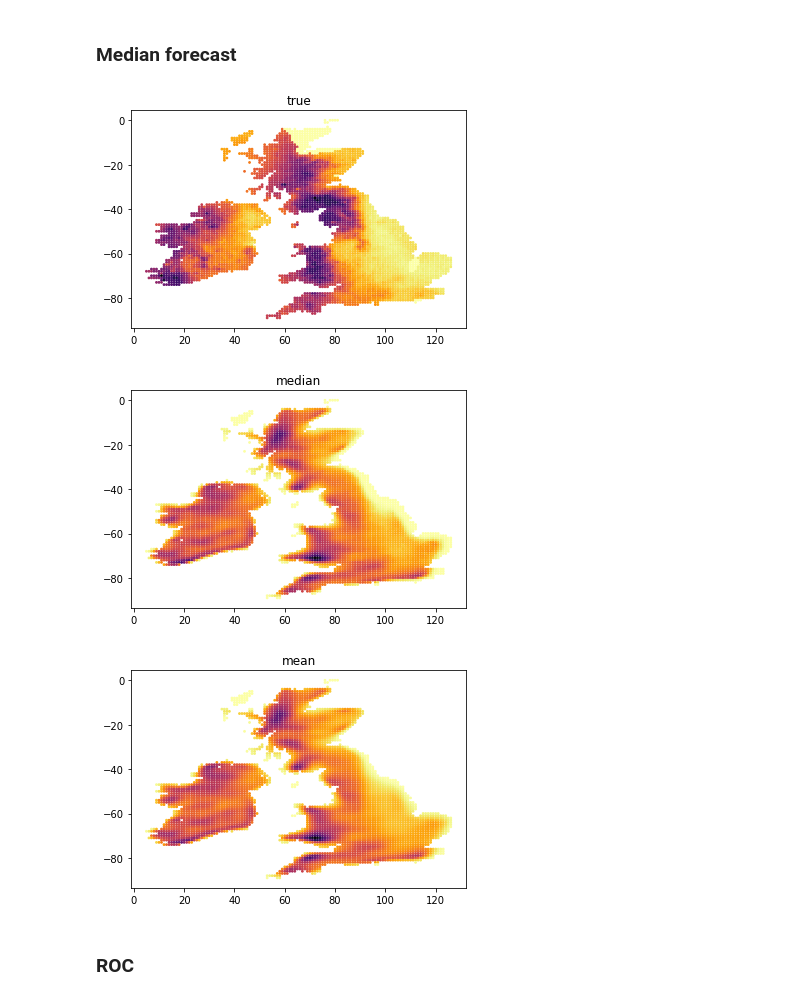
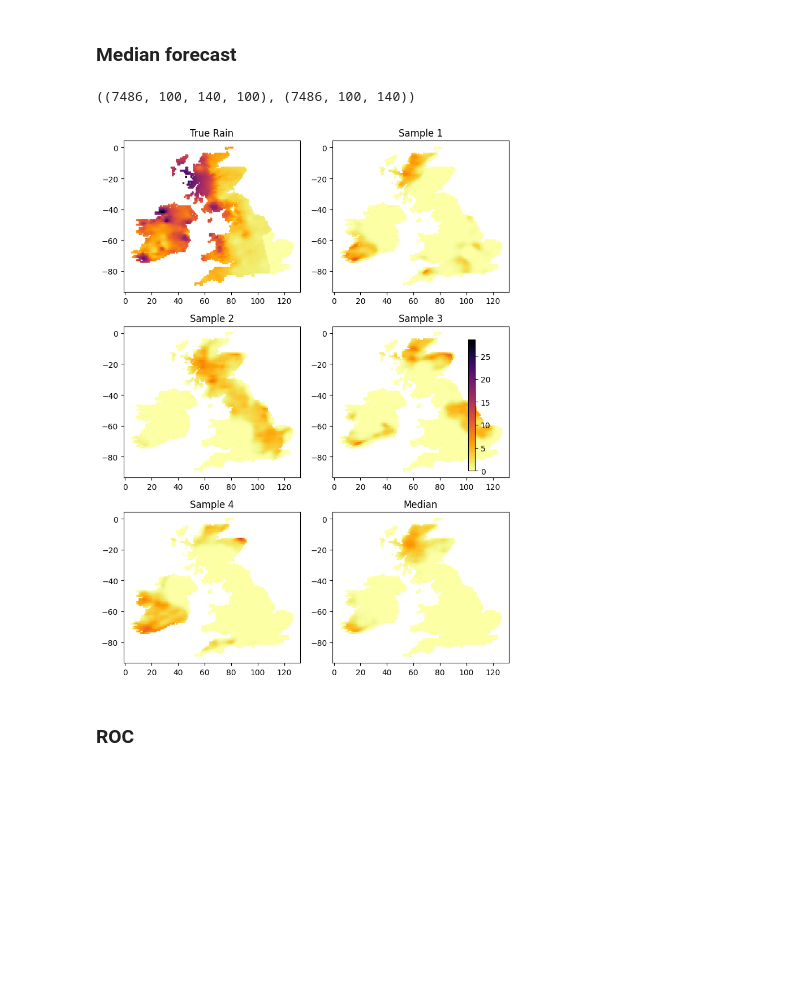
Before and after one commit to Huk-David/SpaDep_VCop, a Jupyter notebook: body/Diagnostic_VAEGAN.ipynb, the cells around one changed output. Drawn from its saved outputs; the diff is of its cells as text; code cells hidden in the pictures; blank space fills up the shorter version.

```diff
--- a/body/Diagnostic_VAEGAN.ipynb
+++ b/body/Diagnostic_VAEGAN.ipynb
@@ -4,7 +4,6 @@
 import numpy as np
 import scipy.stats as scs
 from matplotlib import pyplot as plt
-from mpl_toolkits.basemap import Basemap
 from tqdm import tqdm
 import pickle
 import math
@@ -28,7 +27,7 @@ base_nn = "VAEGAN"
 sys.path.append('../')
 import pickle
 import torch
-path_ = f"test_output_1999_2019-07.pkl/"
+path_ = f"VAEGAN_samples/"
 #ckpt_path = glms.NeuralDGLM.get_ckpt_path(os.path.join(path_,"checkpoints"))
 #ckpt_path = 'Checkpoints/VAEGAN/lightning_logs/version_0/checkpoints/epoch=46-step=7567-val_fid=181.166.ckpt'
 #print([path_,ckpt_path])
@@ -154,18 +162,61 @@ all_sims = np.array([np.array([GNM_output['pred_rain_ensemble'][d][i[0]][i[1]] f
-# %%
-for d in range(1):
-    plt.scatter(locations_x,locations_y,c=[GNM_output['target_rain'][d][i[0],i[1]] for i in indexes_land],cmap='inferno_r',s=3)
-    plt.title('true')
-    plt.show()
-    plt.scatter(locations_x,locations_y,c=np.median(all_sims[d],axis=1),cmap='inferno_r',s=3)
-    plt.title('median')
-    plt.show()
-    plt.scatter(locations_x,locations_y,c=np.mean(all_sims[d],axis=1),cmap='inferno_r',s=3)
-    plt.title('mean')
-    plt.show()
-# %% [output]
-[figure, removed]
-[figure, removed]
-[figure, removed]
+# %%
+GNM_output['pred_rain_ensemble'].shape,GNM_output['target_rain'].shape
+# %% [output]
+((7486, 100, 140, 100), (7486, 100, 140))
+# %%
+import numpy as np
+import matplotlib.pyplot as plt
+
+# Compute global vmin and vmax
+vmin = min(
+    GNM_output['target_rain'][0].min(),
+    GNM_output['pred_rain_ensemble'][0, :, :, 0].min(),
+    GNM_output['pred_rain_ensemble'][0, :, :, 1].min(),
+    GNM_output['pred_rain_ensemble'][0, :, :, 2].min(),
+    GNM_output['pred_rain_ensemble'][0, :, :, 3].min()
+)
+vmax = max(
+    GNM_output['target_rain'][0].max(),
+    GNM_output['pred_rain_ensemble'][0, :, :, 0].max(),
+    GNM_output['pred_rain_ensemble'][0, :, :, 1].max(),
+    GNM_output['pred_rain_ensemble'][0, :, :, 2].max(),
+    GNM_output['pred_rain_ensemble'][0, :, :, 3].max()
+)
+
+# Create a 3 by 2 subplot
+fig, axs = plt.subplots(3, 2, figsize=(7.5, 10))
+
+# Plot true rain
+sc_true = axs[0, 0].scatter(locations_x, locations_y, c=[GNM_output['target_rain'][10][i[0], i[1]] for i in indexes_land], cmap='inferno_r', vmin=vmin, vmax=vmax, s=3)
+axs[0, 0].set_title('True Rain')
+
+# Plot sample 1
+sc_sample1 = axs[0, 1].scatter(locations_x, locations_y, c=np.array([GNM_output['pred_rain_ensemble'][10][i[0], i[1]][90] for i in indexes_land]), cmap='inferno_r', vmin=vmin, vmax=vmax, s=3)
+axs[0, 1].set_title('Sample 1')
+
+# Plot sample 2
+sc_sample2 = axs[1, 0].scatter(locations_x, locations_y, c=np.array([GNM_output['pred_rain_ensemble'][10][i[0], i[1]][91] for i in indexes_land]), cmap='inferno_r', vmin=vmin, vmax=vmax, s=3)
+axs[1, 0].set_title('Sample 2')
+
+# Plot sample 3
+sc_sample3 = axs[1, 1].scatter(locations_x, locations_y, c=np.array([GNM_output['pred_rain_ensemble'][10][i[0], i[1]][92] for i in indexes_land]), cmap='inferno_r', vmin=vmin, vmax=vmax, s=3)
+axs[1, 1].set_title('Sample 3')
+
+# Plot sample 4
+sc_sample4 = axs[2, 0].scatter(locations_x, locations_y, c=np.array([GNM_output['pred_rain_ensemble'][10][i[0], i[1]][20] for i in indexes_land]), cmap='inferno_r', vmin=vmin, vmax=vmax, s=3)
+axs[2, 0].set_title('Sample 4')
+
+# Plot median
+sc_median = axs[2, 1].scatter(locations_x, locations_y, c=np.median(np.array([GNM_output['pred_rain_ensemble'][10][i[0], i[1]] for i in indexes_land]), axis=1), cmap='inferno_r', vmin=vmin, vmax=vmax, s=3)
+axs[2, 1].set_title('Median')
+
+# Add a single colorbar for all subplots
+fig.colorbar(sc_true, ax=axs, orientation='vertical', fraction=0.02, pad=0.04)
+
+plt.tight_layout()
+plt.show()
+# %% [output]
+[figure, added]
 # %% [markdown]
 ### ROC
 # %%
```
Also changed, not shown: parts of 45 cells of this notebook, 1 other file.
